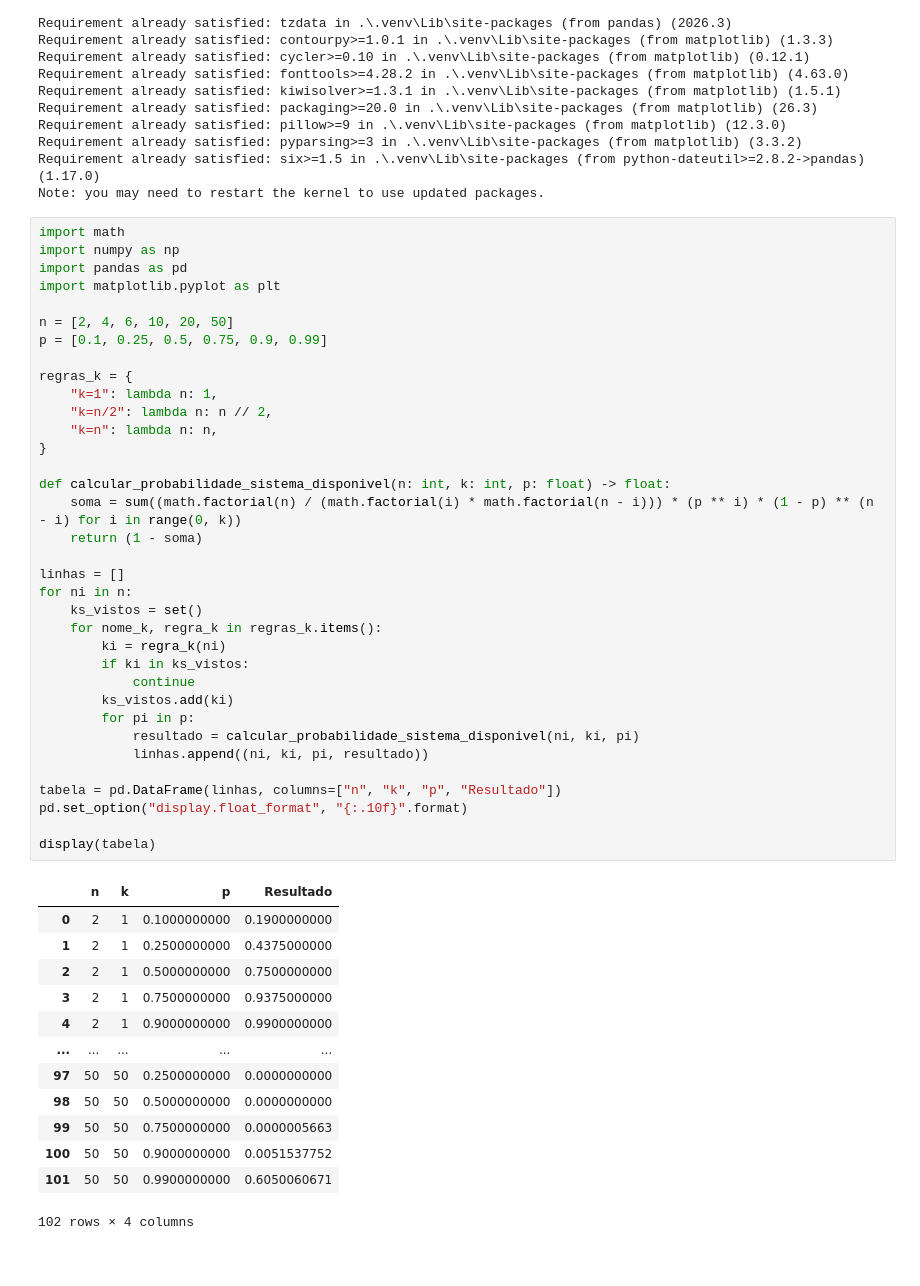
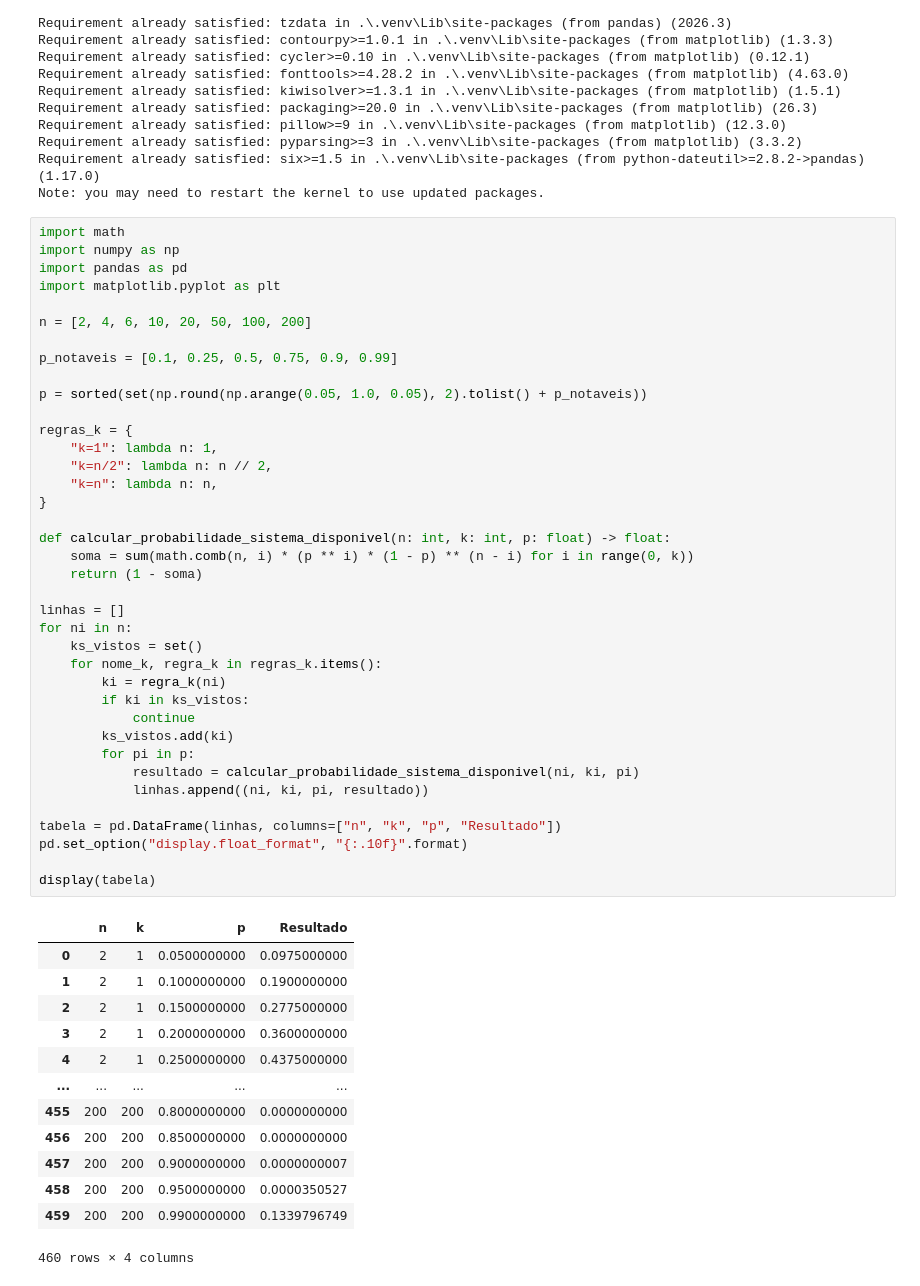
Before and after one commit to raquelx99/TrabalhoCompDistribuida, a Jupyter notebook: trabalho-nabor-notebook.ipynb, the cells around one changed output. Drawn from its saved outputs; the diff is of its cells as text.

```diff
--- a/trabalho-nabor-notebook.ipynb
+++ b/trabalho-nabor-notebook.ipynb
@@ -21,47 +21,50 @@ import numpy as np
 import pandas as pd
 import matplotlib.pyplot as plt
 
-n = [2, 4, 6, 10, 20, 50]
-p = [0.1, 0.25, 0.5, 0.75, 0.9, 0.99]
+n = [2, 4, 6, 10, 20, 50, 100, 200]
+
+p_notaveis = [0.1, 0.25, 0.5, 0.75, 0.9, 0.99]
+
+p = sorted(set(np.round(np.arange(0.05, 1.0, 0.05), 2).tolist() + p_notaveis))
 
 regras_k = {
     "k=1": lambda n: 1,
     "k=n/2": lambda n: n // 2,
     "k=n": lambda n: n,
 }
 
 def calcular_probabilidade_sistema_disponivel(n: int, k: int, p: float) -> float:
-    soma = sum((math.factorial(n) / (math.factorial(i) * math.factorial(n - i))) * (p ** i) * (1 - p) ** (n - i) for i in range(0, k))
+    soma = sum(math.comb(n, i) * (p ** i) * (1 - p) ** (n - i) for i in range(0, k))
     return (1 - soma)
 
 linhas = []
 for ni in n:
     ks_vistos = set()
     for nome_k, regra_k in regras_k.items():
         ki = regra_k(ni)
         if ki in ks_vistos:
             continue
         ks_vistos.add(ki)
         for pi in p:
             resultado = calcular_probabilidade_sistema_disponivel(ni, ki, pi)
             linhas.append((ni, ki, pi, resultado))
 
 tabela = pd.DataFrame(linhas, columns=["n", "k", "p", "Resultado"])
 pd.set_option("display.float_format", "{:.10f}".format)
 
 display(tabela)
 # %% [output]
 |  | n | k | p | Resultado |
-| 0 | 2 | 1 | 0.1000000000 | 0.1900000000 |
-| 1 | 2 | 1 | 0.2500000000 | 0.4375000000 |
-| 2 | 2 | 1 | 0.5000000000 | 0.7500000000 |
-| 3 | 2 | 1 | 0.7500000000 | 0.9375000000 |
-| 4 | 2 | 1 | 0.9000000000 | 0.9900000000 |
+| 0 | 2 | 1 | 0.0500000000 | 0.0975000000 |
+| 1 | 2 | 1 | 0.1000000000 | 0.1900000000 |
+| 2 | 2 | 1 | 0.1500000000 | 0.2775000000 |
+| 3 | 2 | 1 | 0.2000000000 | 0.3600000000 |
+| 4 | 2 | 1 | 0.2500000000 | 0.4375000000 |
 | ... | ... | ... | ... | ... |
-| 97 | 50 | 50 | 0.2500000000 | 0.0000000000 |
-| 98 | 50 | 50 | 0.5000000000 | 0.0000000000 |
-| 99 | 50 | 50 | 0.7500000000 | 0.0000005663 |
-| 100 | 50 | 50 | 0.9000000000 | 0.0051537752 |
-| 101 | 50 | 50 | 0.9900000000 | 0.6050060671 |
+| 455 | 200 | 200 | 0.8000000000 | 0.0000000000 |
+| 456 | 200 | 200 | 0.8500000000 | 0.0000000000 |
+| 457 | 200 | 200 | 0.9000000000 | 0.0000000007 |
+| 458 | 200 | 200 | 0.9500000000 | 0.0000350527 |
+| 459 | 200 | 200 | 0.9900000000 | 0.1339796749 |
-102 rows × 4 columns
+460 rows × 4 columns
 # %%
```
Also changed, not shown: parts of 15 cells of this notebook.
